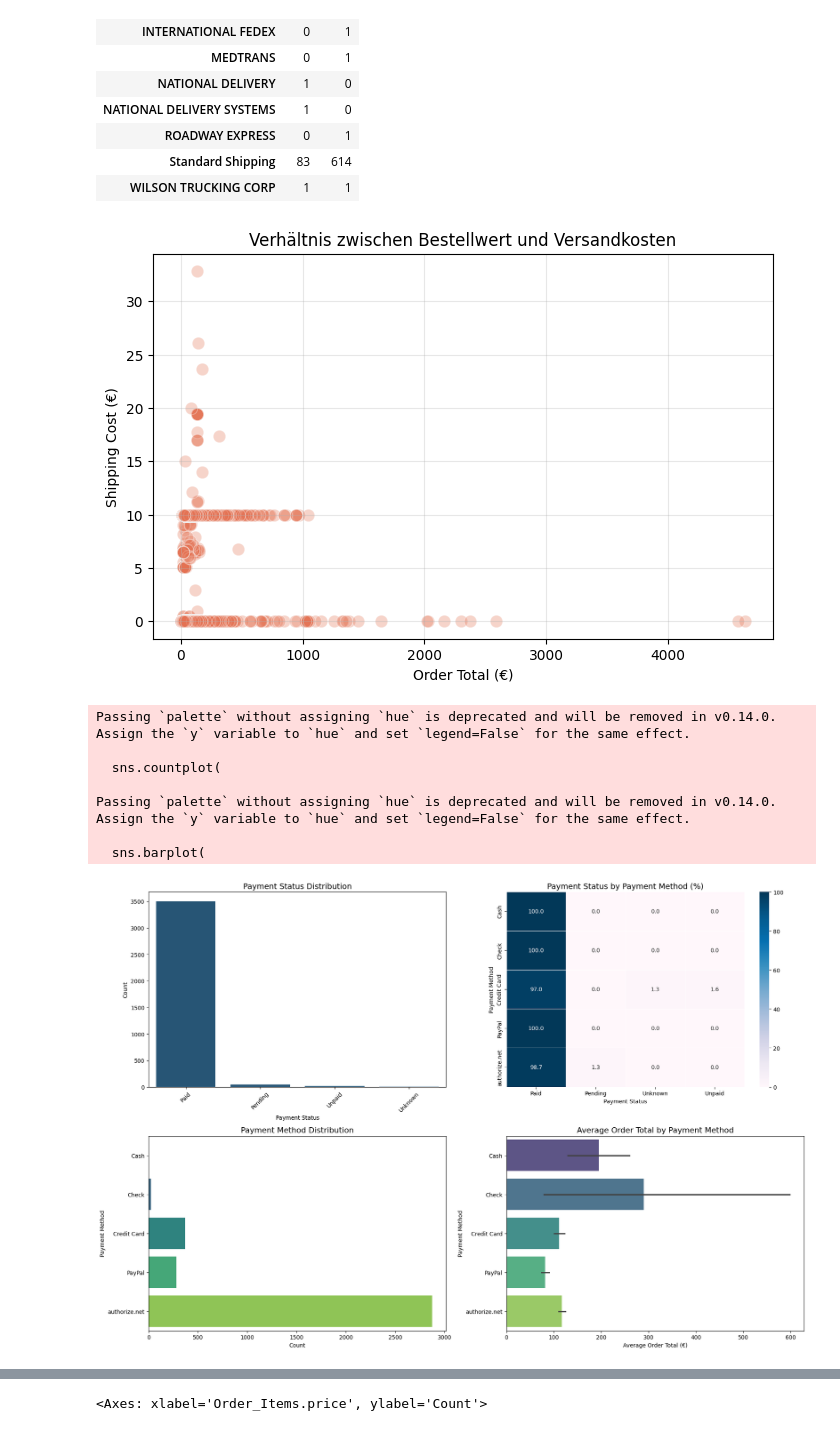
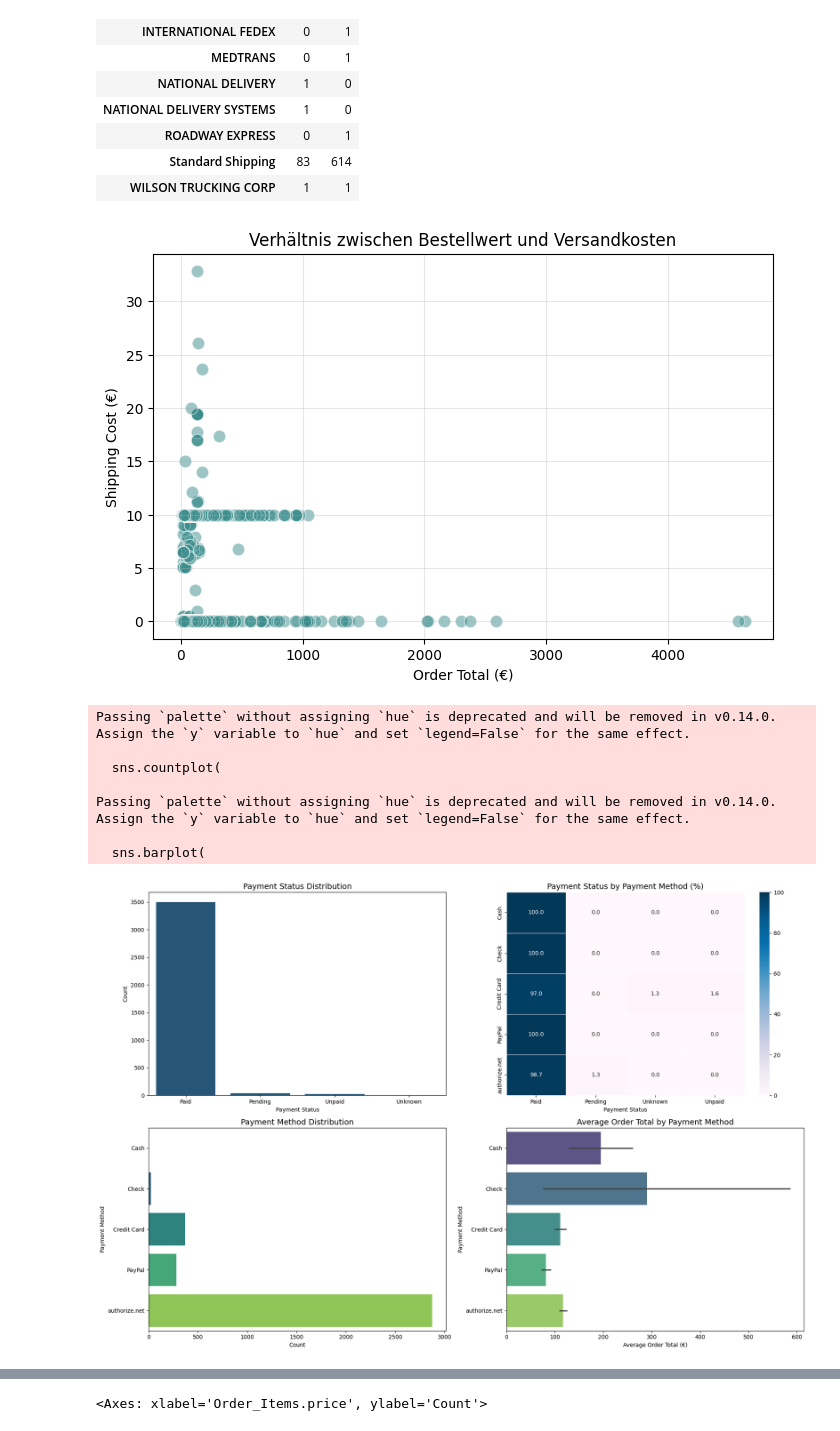
Before and after one commit to data-mosaic/Anna-Project, a Jupyter notebook: notebooks/03_modeling.ipynb, the cells around one changed output, grey strips where cells are left out. Saved outputs shown, nothing was run; the diff lists cells and outputs as text; code cells hidden in the pictures.

```diff
--- a/notebooks/03_modeling.ipynb
+++ b/notebooks/03_modeling.ipynb
@@ -668,18 +759,20 @@ sns.scatterplot(
     data=df_orders,
     x="Orders.total",
     y="Orders.shipping",
-    color="#E47152",
+    color="#3C8D8D",
     s=80,        # більші точки
-    alpha=0.3    # більше прозорості
+    alpha=0.5    # більше прозорості
 )
 
 plt.xlabel("Order Total (€)")
 plt.ylabel("Shipping Cost (€)")
 plt.title("Verhältnis zwischen Bestellwert und Versandkosten")
 plt.grid(True, alpha=0.3)
+# Achsenbereich auf der Y-Achse so begrenzen, dass nur die kostenpflichtigen Lieferungen angezeigt werden (>0)
+#plt.ylim(1,35)
 plt.show()
 # %% [output]
-[figure, old version]
+[figure, new version]
 # %%
 # --- Єдиний порядок payment_method для графіків 3 і 4 ---
 method_order = sorted(df_orders['Orders.payment_method'].dropna().unique())
@@ -699,7 +792,7 @@ sns.countplot(
 axes[0, 0].set_title('Payment Status Distribution', fontsize=14)
 axes[0, 0].set_xlabel('Payment Status')
 axes[0, 0].set_ylabel('Count')
-axes[0, 0].tick_params(axis='x', rotation=45)
+axes[0, 0].tick_params(axis='x', rotation=0)
 
 
 # === 2. Heatmap (Payment Status by Payment Method) ===
@@ -720,7 +813,7 @@ sns.heatmap(
 
 axes[0, 1].set_title('Payment Status by Payment Method (%)', fontsize=14)
 axes[0, 1].set_xlabel('Payment Status')
-axes[0, 1].set_ylabel('Payment Method')
+axes[0, 1].set_ylabel(' ')
 
 
 # === 3. Payment Method Distribution (HORIZONTAL, sorted!) ===
@@ -736,31 +829,40 @@ axes[1, 0].set_xlabel('Count')
 axes[1, 0].set_ylabel('Payment Method')
 axes[1, 0].tick_params(axis='y', rotation=0)
 
 
 # === 4. Average Order Total by Payment Method (HORIZONTAL) ===
 sns.barplot(
     data=df_orders,
     y='Orders.payment_method',     # ← теж по Y
     x='Orders.total',
     estimator='mean',
     order=method_order,
     ax=axes[1, 1],
     palette="viridis",
     alpha=0.9
 )
 axes[1, 1].set_title('Average Order Total by Payment Method', fontsize=14)
 axes[1, 1].set_xlabel('Average Order Total (€)')
 axes[1, 1].set_ylabel('Payment Method')
 axes[1, 1].tick_params(axis='y', rotation=0)
 
 plt.tight_layout()
 plt.show()
+
+
+'''confidence intervals - довірчі інтервали які seaborn додає за замовчуванням до barplot.
+Вони показують:
+Наскільки надійна оцінка середнього значення
+Наявність варіації / розкиду даних в групі
+Якщо лінія дуже довга - дані сильно варіюються (великий розкид значень)
+Якщо коротка - середня оцінка стабільна.
+'''
 # %% [output]
 Passing `palette` without assigning `hue` is deprecated and will be removed in v0.14.0. Assign the `y` variable to `hue` and set `legend=False` for the same effect.
 
   sns.countplot(
 
 Passing `palette` without assigning `hue` is deprecated and will be removed in v0.14.0. Assign the `y` variable to `hue` and set `legend=False` for the same effect.
 
   sns.barplot(
-[figure, old version]
+[figure, new version]
```
Also changed, not shown: parts of 37 cells of this notebook.
